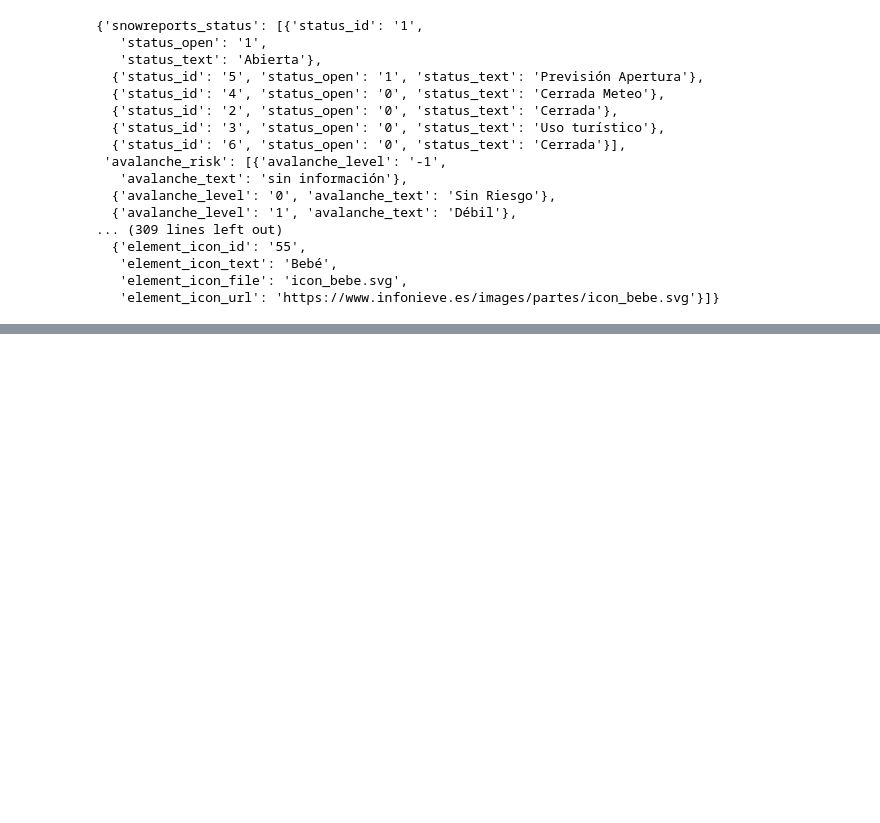
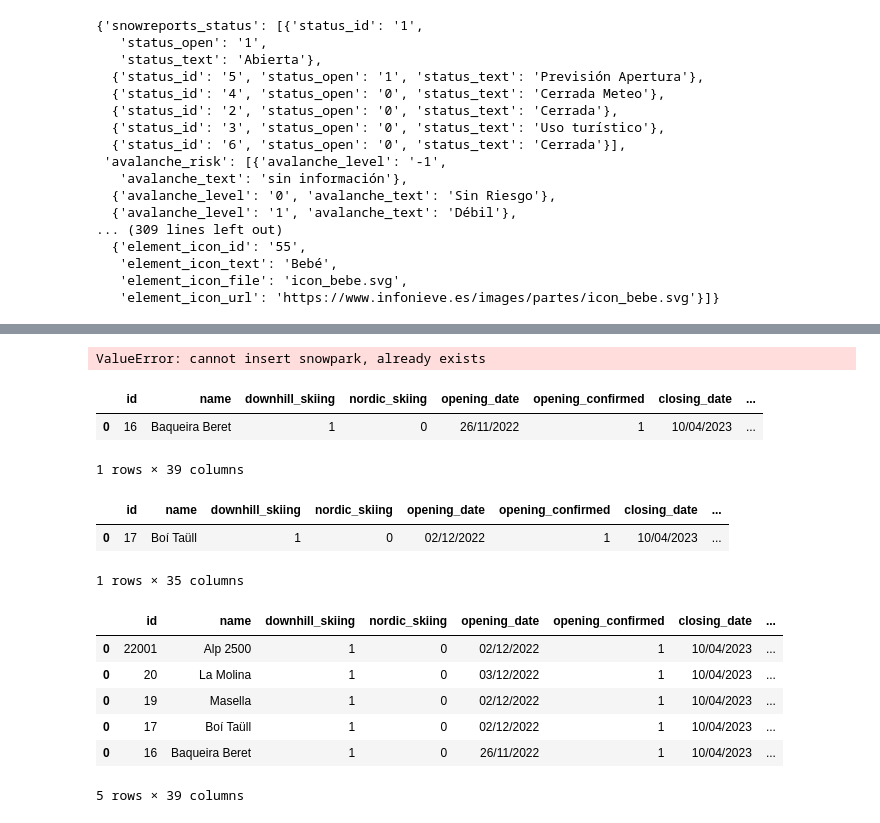
Before and after one commit to victorjgg14/proyecto_estaciones, a Jupyter notebook: proyecto_infonieve.ipynb, the cells around one changed output, grey strips where cells are left out. Saved outputs shown, nothing was run; the diff lists cells and outputs as text; code cells hidden in the pictures; blank space fills up the shorter version.

```diff
--- a/proyecto_infonieve.ipynb
+++ b/proyecto_infonieve.ipynb
@@ -292,0 +301,25 @@ df.iloc[1].id
+# %%
+df_baqueira.insert(38, "snowpark", 1)
+# %% [output]
+ValueError: cannot insert snowpark, already exists
+# %%
+df_baqueira
+# %% [output]
+|  | id | name | downhill_skiing | nordic_skiing | opening_date | opening_confirmed | closing_date | ... |
+| 0 | 16 | Baqueira Beret | 1 | 0 | 26/11/2022 | 1 | 10/04/2023 | ... |
+1 rows × 39 columns
+# %%
+df = pd.concat([df,df_baqueira])
+# %%
+bo = pd.DataFrame(boi_taull)
+boi = pd.DataFrame(boi_taull['snowreports'])
+
+df_boitaull = bo.join(boi, how='left')
+# %%
+df_boitaull.insert(34, 'snowpark', 1)
+# %%
+df_boitaull
+# %% [output]
+|  | id | name | downhill_skiing | nordic_skiing | opening_date | opening_confirmed | closing_date | ... |
+| 0 | 17 | Boí Taüll | 1 | 0 | 02/12/2022 | 1 | 10/04/2023 | ... |
+1 rows × 35 columns
@@ -292,0 +328,10 @@ df.iloc[1].id
+# %%
+df
+# %% [output]
+|  | id | name | downhill_skiing | nordic_skiing | opening_date | opening_confirmed | closing_date | ... |
+| 0 | 22001 | Alp 2500 | 1 | 0 | 02/12/2022 | 1 | 10/04/2023 | ... |
+| 0 | 20 | La Molina | 1 | 0 | 03/12/2022 | 1 | 10/04/2023 | ... |
+| 0 | 19 | Masella | 1 | 0 | 02/12/2022 | 1 | 10/04/2023 | ... |
+| 0 | 17 | Boí Taüll | 1 | 0 | 02/12/2022 | 1 | 10/04/2023 | ... |
+| 0 | 16 | Baqueira Beret | 1 | 0 | 26/11/2022 | 1 | 10/04/2023 | ... |
+5 rows × 39 columns
```
Also changed, not shown: parts of 37 cells of this notebook.
